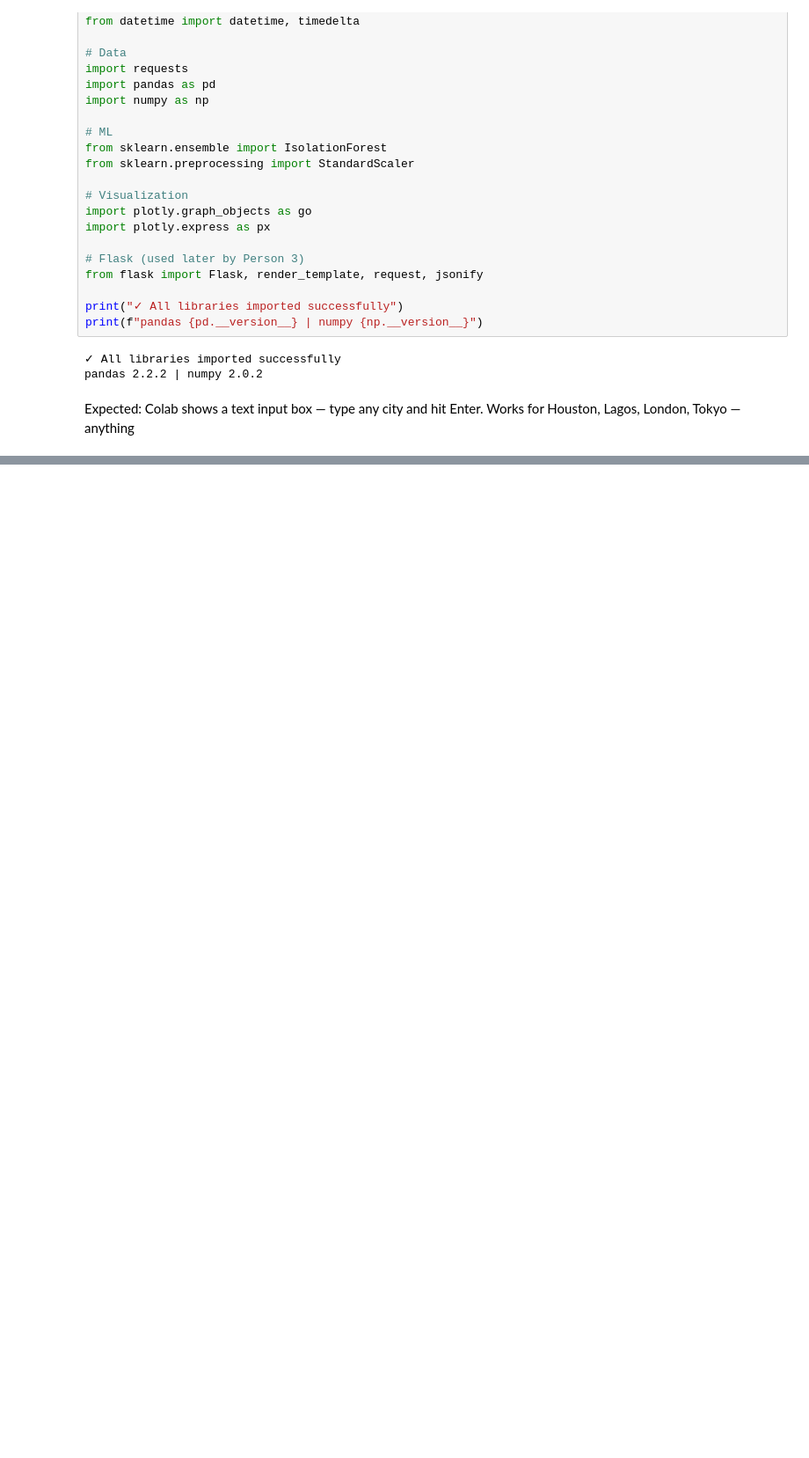
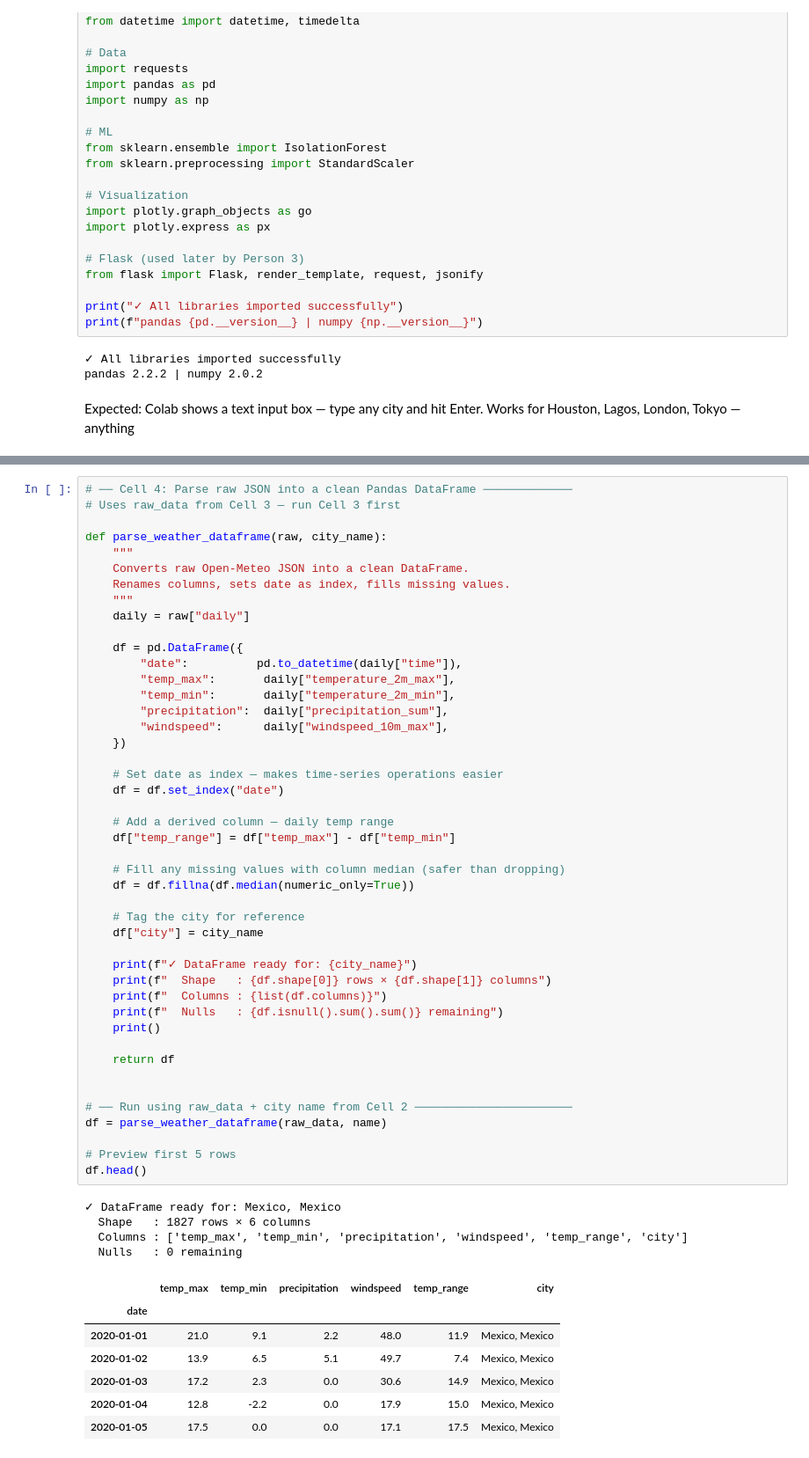
Before and after one commit to sondebisola/GroupA--MAITM6341SP25Midterm, a Jupyter notebook: Group_A_.ipynb, the cells around one changed output, grey strips where cells are left out. Shown at 88% size. Drawn from its saved outputs; the diff is of its cells as text; blank space fills up the shorter version.

```diff
--- a/Group_A_.ipynb
+++ b/Group_A_.ipynb
@@ -387,0 +396,57 @@ raw_data = fetch_weather_data(lat, lon)
+# %%
+# ── Cell 4: Parse raw JSON into a clean Pandas DataFrame ─────────────
+# Uses raw_data from Cell 3 — run Cell 3 first
+
+def parse_weather_dataframe(raw, city_name):
+    """
+    Converts raw Open-Meteo JSON into a clean DataFrame.
+    Renames columns, sets date as index, fills missing values.
+    """
+    daily = raw["daily"]
+
+    df = pd.DataFrame({
+        "date":          pd.to_datetime(daily["time"]),
+        "temp_max":       daily["temperature_2m_max"],
+        "temp_min":       daily["temperature_2m_min"],
+        "precipitation":  daily["precipitation_sum"],
+        "windspeed":      daily["windspeed_10m_max"],
+    })
+
+    # Set date as index — makes time-series operations easier
+    df = df.set_index("date")
+
+    # Add a derived column — daily temp range
+    df["temp_range"] = df["temp_max"] - df["temp_min"]
+
+    # Fill any missing values with column median (safer than dropping)
+    df = df.fillna(df.median(numeric_only=True))
+
+    # Tag the city for reference
+    df["city"] = city_name
+
+    print(f"✓ DataFrame ready for: {city_name}")
+    print(f"  Shape   : {df.shape[0]} rows × {df.shape[1]} columns")
+    print(f"  Columns : {list(df.columns)}")
+    print(f"  Nulls   : {df.isnull().sum().sum()} remaining")
+    print()
+
+    return df
+
+
+# ── Run using raw_data + city name from Cell 2 ───────────────────────
+df = parse_weather_dataframe(raw_data, name)
+
+# Preview first 5 rows
+df.head()
+# %% [output]
+✓ DataFrame ready for: Mexico, Mexico
+  Shape   : 1827 rows × 6 columns
+  Columns : ['temp_max', 'temp_min', 'precipitation', 'windspeed', 'temp_range', 'city']
+  Nulls   : 0 remaining
+|  | temp_max | temp_min | precipitation | windspeed | temp_range | city |
+| date |  |  |  |  |  |  |
+| 2020-01-01 | 21.0 | 9.1 | 2.2 | 48.0 | 11.9 | Mexico, Mexico |
+| 2020-01-02 | 13.9 | 6.5 | 5.1 | 49.7 | 7.4 | Mexico, Mexico |
+| 2020-01-03 | 17.2 | 2.3 | 0.0 | 30.6 | 14.9 | Mexico, Mexico |
+| 2020-01-04 | 12.8 | -2.2 | 0.0 | 17.9 | 15.0 | Mexico, Mexico |
+| 2020-01-05 | 17.5 | 0.0 | 0.0 | 17.1 | 17.5 | Mexico, Mexico |
```
Also changed, not shown: parts of 3 cells of this notebook.
